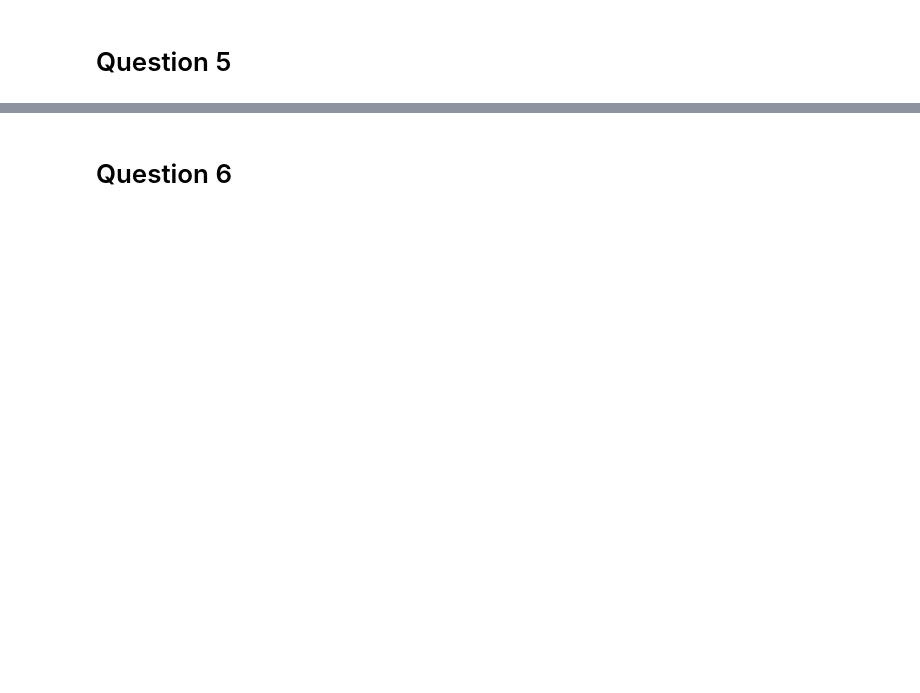
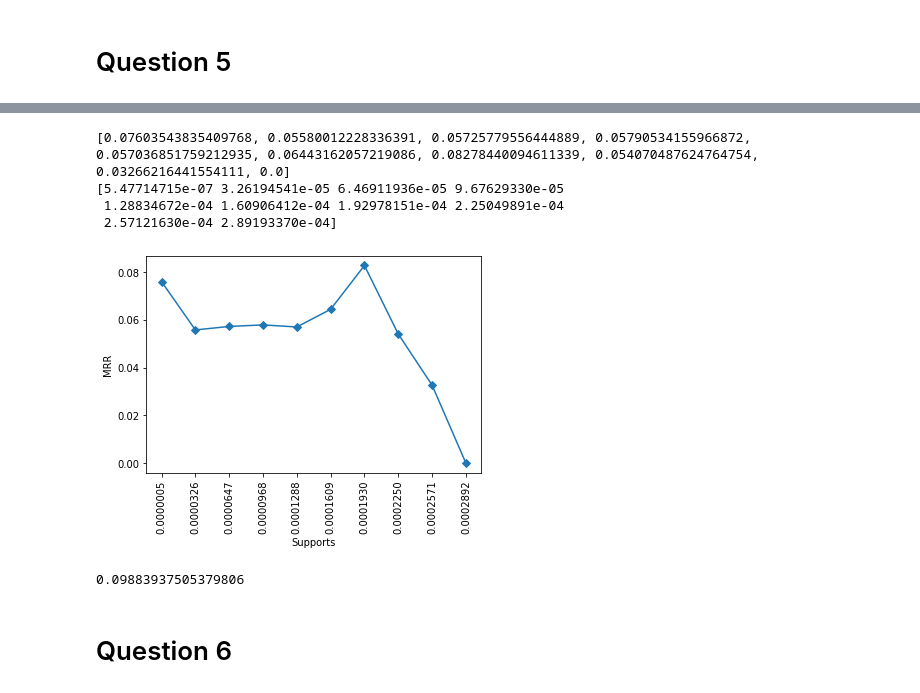
Before and after one commit to podyssea/RecommenderSystems, a Jupyter notebook: RecSys_coursework_2021_2210049p.ipynb, the cells around one changed output, grey strips where cells are left out. Cells and saved outputs as stored; diff of their text form; code cells hidden in the pictures; blank space fills up the shorter version.

```diff
--- a/RecSys_coursework_2021_2210049p.ipynb
+++ b/RecSys_coursework_2021_2210049p.ipynb
@@ -931,0 +820,30 @@ final[final["count"]>= 10].sort_values(['lift'], ascending=False)
+# %%
+class loglift:
+  def __init__(self, min_sup = 0):
+    self.minimum_support = min_sup
+    self.df = lifts.loc[(lifts["support"] > self.minimum_support)]
+    self.book_ids = books_df["book_id"].values
+    self.book_lift_scores = self.calculate_book_lift_scores()
+
+  def calculate_book_lift_scores(self):
+    return np.array([self.df.loc[(self.df["book_id_x"] == bid) | (self.df["book_id_y"] == bid)]["loglift"].values.sum() for bid in self.book_ids])
+
+  def predict(self, uid):
+    user_id = uid_rev_map[uid]
+    scores = []
+    scores = np.zeros(1826)
+
+    already_rated_books = ratings_df.loc[ratings_df["user_id"] == user_id]["book_id"].values
+    lift_indices = np.array([i for i  in range(len(self.book_ids)) if self.book_ids[i] not in already_rated_books])\
+
+    scores[lift_indices] = self.book_lift_scores[lift_indices]
+    return scores
+# %%
+lifts = calculate_lift()
+# %%
+q5_mrr_scores =  []
+
+min_supports = np.linspace(lifts["support"].min(), lifts["support"].max(), 10)
+
+for min_support in min_supports:
+  q5_mrr_scores.append(mrr_score(loglift(min_support), validation))
@@ -932,2 +858,27 @@ final[final["count"]>= 10].sort_values(['lift'], ascending=False)
+# %%
+mean_RR = []
+for each in q5_mrr_scores:
+  mean_RR.append(each.mean())
+
+print(mean_RR)
+print(min_supports)
+# %% [output]
+[0.07603543835409768, 0.05580012228336391, 0.05725779556444889, 0.05790534155966872, 0.057036851759212935, 0.06443162057219086, 0.08278440094611339, 0.054070487624764754, 0.03266216441554111, 0.0]
+[5.47714715e-07 3.26194541e-05 6.46911936e-05 9.67629330e-05
+ 1.28834672e-04 1.60906412e-04 1.92978151e-04 2.25049891e-04
+ 2.57121630e-04 2.89193370e-04]
+# %%
+plt.plot(min_supports, mean_RR, marker = 'D')
+plt.xticks(min_supports, rotation = 90)
+plt.xlabel('Supports')
+plt.ylabel('MRR')
+
+best_min_support = min_supports[np.argmax(mean_RR)]
+# %% [output]
+[figure, added]
+# %%
+print(mrr_score(loglift(best_min_support), test_dataset).mean())
+# %% [output]
+0.09883937505379806
 # %% [markdown]
 # Question 6
```
Also changed, not shown: parts of 42 cells of this notebook.
